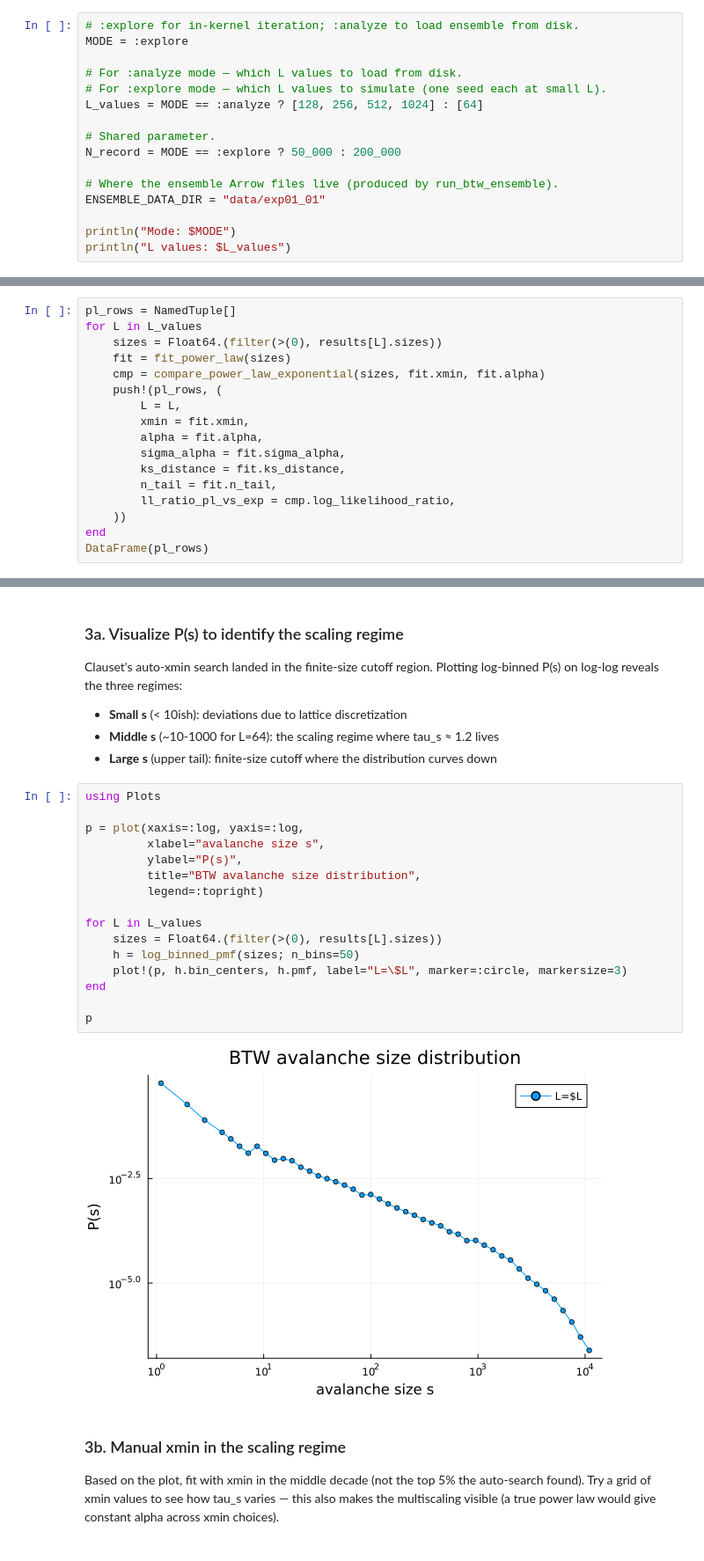
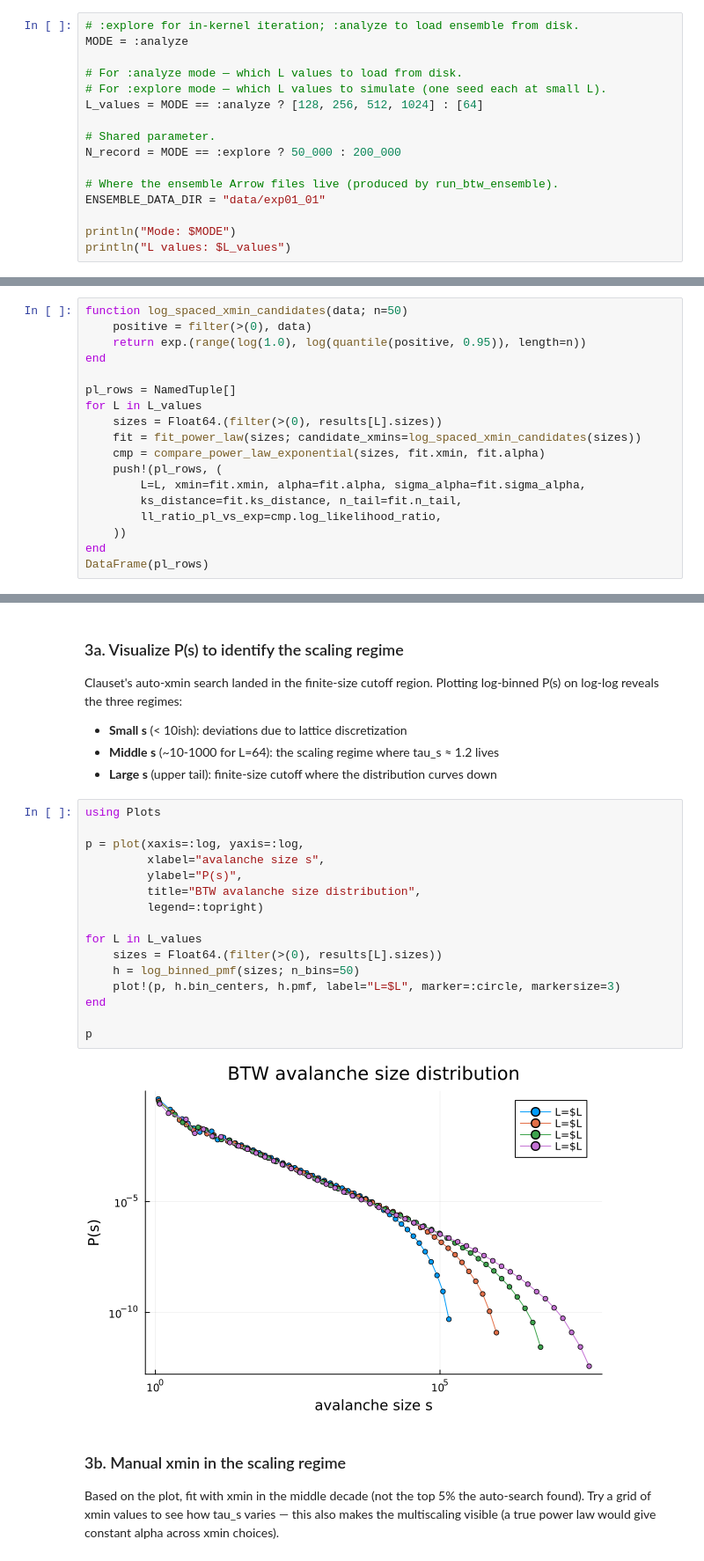
Before and after one commit to gary-dalton/criticality-index, a Jupyter notebook: work/exp01_01_btw_sandpile.ipynb, the cells around one changed output, grey strips where cells are left out. Shown at 88% size. Cells and saved outputs as stored; diff of their text form.

```diff
--- a/work/exp01_01_btw_sandpile.ipynb
+++ b/work/exp01_01_btw_sandpile.ipynb
@@ -25,7 +25,7 @@ Two modes controlled by `MODE`:
 Large ensemble production is **not** done in this notebook — that runs in the headless Julia container (see [WORKFLOW.md](experiments/validation/WORKFLOW.md)).
 # %%
 # :explore for in-kernel iteration; :analyze to load ensemble from disk.
-MODE = :explore
+MODE = :analyze
 
 # For :analyze mode — which L values to load from disk.
 # For :explore mode — which L values to simulate (one seed each at small L).
@@ -286,19 +292,20 @@ DataFrame(summary_rows)
 
 Expected: tau_s ≈ 1.2 (effective; BTW exhibits multiscaling per Tebaldi et al. 1999, so a single exponent is approximate).
 # %%
+function log_spaced_xmin_candidates(data; n=50)
+    positive = filter(>(0), data)
+    return exp.(range(log(1.0), log(quantile(positive, 0.95)), length=n))
+end
+
 pl_rows = NamedTuple[]
 for L in L_values
     sizes = Float64.(filter(>(0), results[L].sizes))
-    fit = fit_power_law(sizes)
+    fit = fit_power_law(sizes; candidate_xmins=log_spaced_xmin_candidates(sizes))
     cmp = compare_power_law_exponential(sizes, fit.xmin, fit.alpha)
     push!(pl_rows, (
-        L = L,
-        xmin = fit.xmin,
-        alpha = fit.alpha,
-        sigma_alpha = fit.sigma_alpha,
-        ks_distance = fit.ks_distance,
-        n_tail = fit.n_tail,
-        ll_ratio_pl_vs_exp = cmp.log_likelihood_ratio,
+        L=L, xmin=fit.xmin, alpha=fit.alpha, sigma_alpha=fit.sigma_alpha,
+        ks_distance=fit.ks_distance, n_tail=fit.n_tail,
+        ll_ratio_pl_vs_exp=cmp.log_likelihood_ratio,
     ))
 end
 DataFrame(pl_rows)
@@ -318,21 +328,21 @@ Clauset's auto-xmin search landed in the finite-size cutoff region. Plotting log
 # %%
 using Plots
 
 p = plot(xaxis=:log, yaxis=:log,
          xlabel="avalanche size s",
          ylabel="P(s)",
          title="BTW avalanche size distribution",
          legend=:topright)
 
 for L in L_values
     sizes = Float64.(filter(>(0), results[L].sizes))
     h = log_binned_pmf(sizes; n_bins=50)
-    plot!(p, h.bin_centers, h.pmf, label="L=\$L", marker=:circle, markersize=3)
+    plot!(p, h.bin_centers, h.pmf, label="L=$L", marker=:circle, markersize=3)
 end
 
 p
 # %% [output]
-[figure, old version]
+[figure, new version]
 # %% [markdown]
 ### 3b. Manual xmin in the scaling regime
 
```
Also changed, not shown: parts of 26 cells of this notebook, 1 other file.
